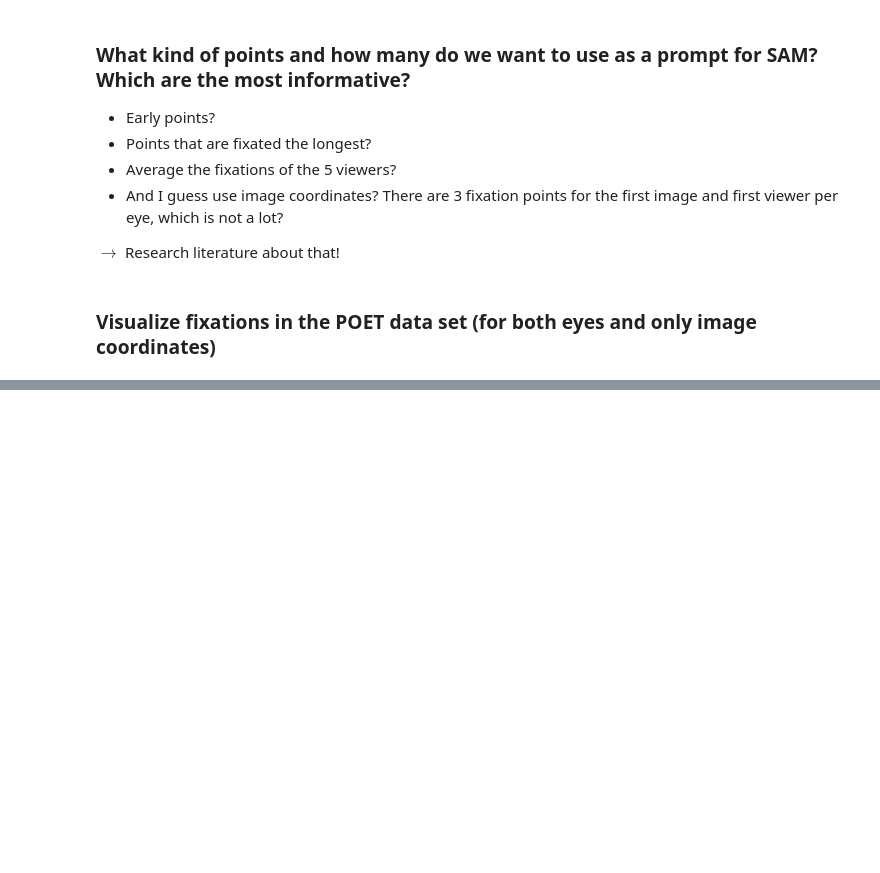
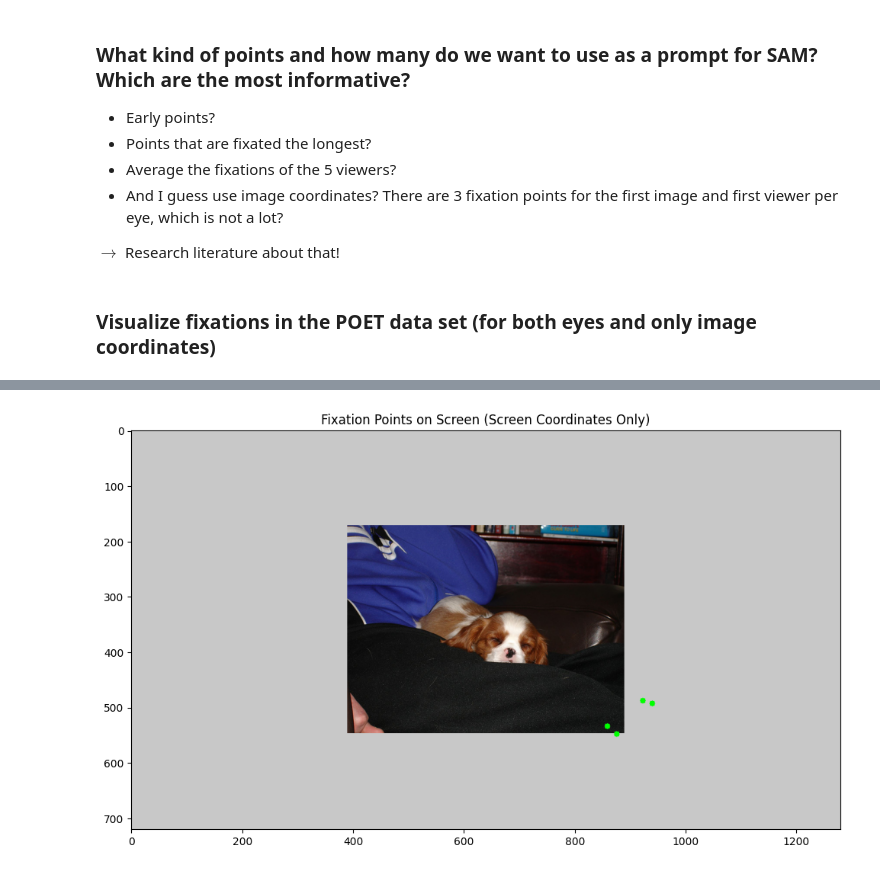
Before and after one commit to reascr/Enhancing-Image-Segmentation-with-Eye-tracking, a Jupyter notebook: exploring-eye-tracking-data-POET.ipynb, the cells around one changed output, grey strips where cells are left out. Cells and saved outputs as stored; diff of their text form; code cells hidden in the pictures; blank space fills up the shorter version.

```diff
--- a/exploring-eye-tracking-data-POET.ipynb
+++ b/exploring-eye-tracking-data-POET.ipynb
@@ -289,3 +329,45 @@ plt.show()
+# %%
+# plot the screen coordinates
+
+def plot_screen_fixations_on_extended_canvas(image, fixation_points_screen, screen_size):
+    # Set up a gray background canvas for the entire screen size
+    canvas = np.full((screen_size[1], screen_size[0], 3), 200, dtype=np.uint8)  # Gray background
+
+    # Calculate the placement of the image within the screen coordinates
+    img_height, img_width = image.shape[:2]
+    start_x = (screen_size[0] - img_width) // 2  # Adjust to center if desired
+    start_y = (screen_size[1] - img_height) // 2
+
+    # Overlay the image onto the canvas
+    canvas[start_y:start_y + img_height, start_x:start_x + img_width] = image
+
+    # Plot screen coordinate fixation points
+    for (x, y) in fixation_points_screen:
+        screen_x = int(x)
+        screen_y = int(y)
+        # Only plot points within the screen bounds
+        if 0 <= screen_x < screen_size[0] and 0 <= screen_y < screen_size[1]:
+            cv2.circle(canvas, (screen_x, screen_y), 5, (0, 255, 0), -1)  # Green for screen fixations
+
+    return canvas
+
+# Load the image
+image = cv2.imread(image_path)
+image = cv2.cvtColor(image, cv2.COLOR_BGR2RGB)
+
+# Screen size (set to the dimensions of your screen for accurate plotting)
+screen_size = (1280, 720)  # Example dimensions; adjust as needed
+
+# Plot the screen fixations on the extended canvas
+canvas_with_screen_fixations = plot_screen_fixations_on_extended_canvas(image, fixation_points_screen, screen_size)
+
+# Display the result
+plt.figure(figsize=(12, 8))
+plt.imshow(canvas_with_screen_fixations)
+plt.title('Fixation Points on Screen (Screen Coordinates Only)') # check whether this is correct, since some points are in the picture?
+plt.show()
+# %% [output]
+[figure, added]
 # %%
 # Plot the fixation points for all viewers
 
```
Also changed, not shown: parts of 7 cells of this notebook.
